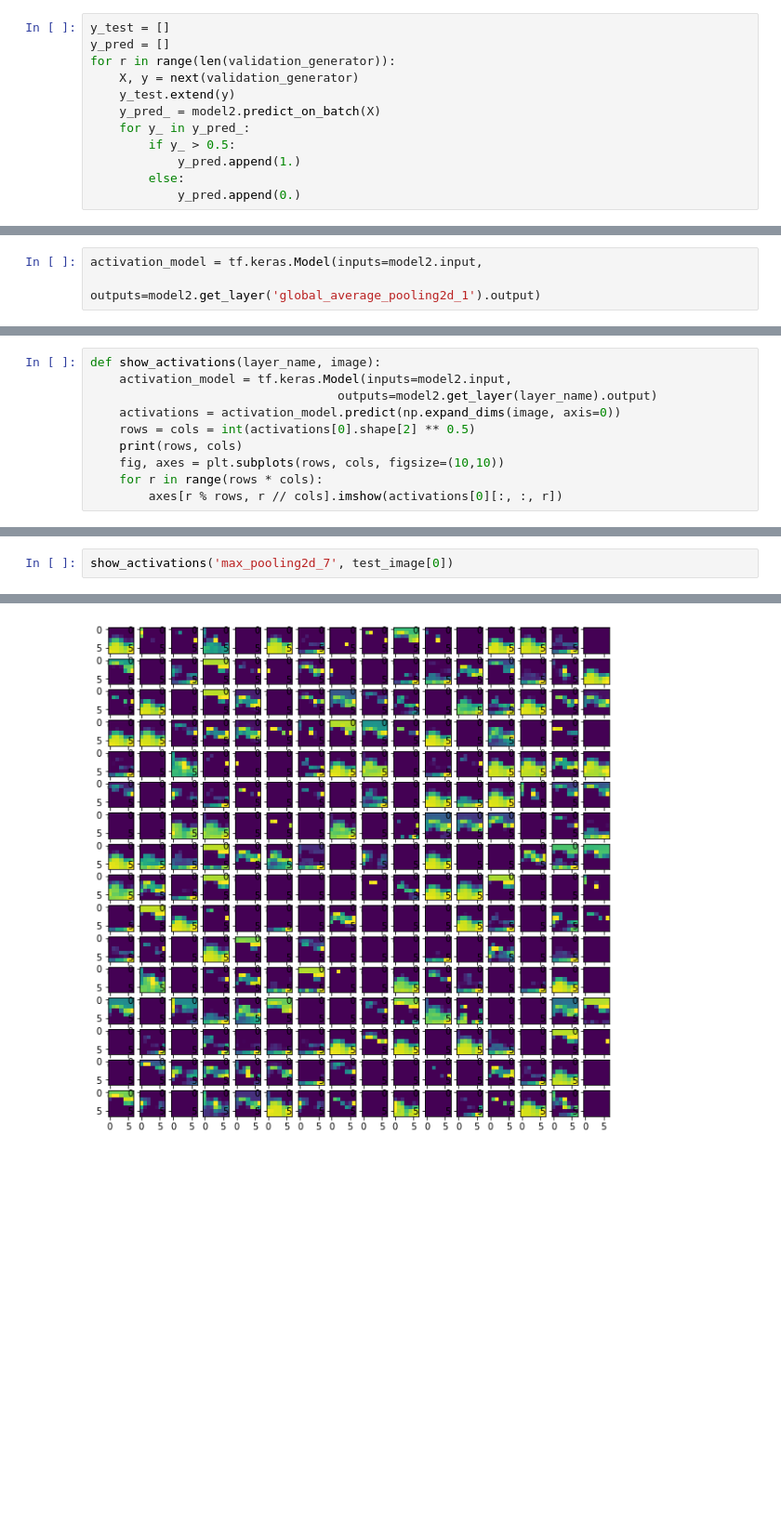
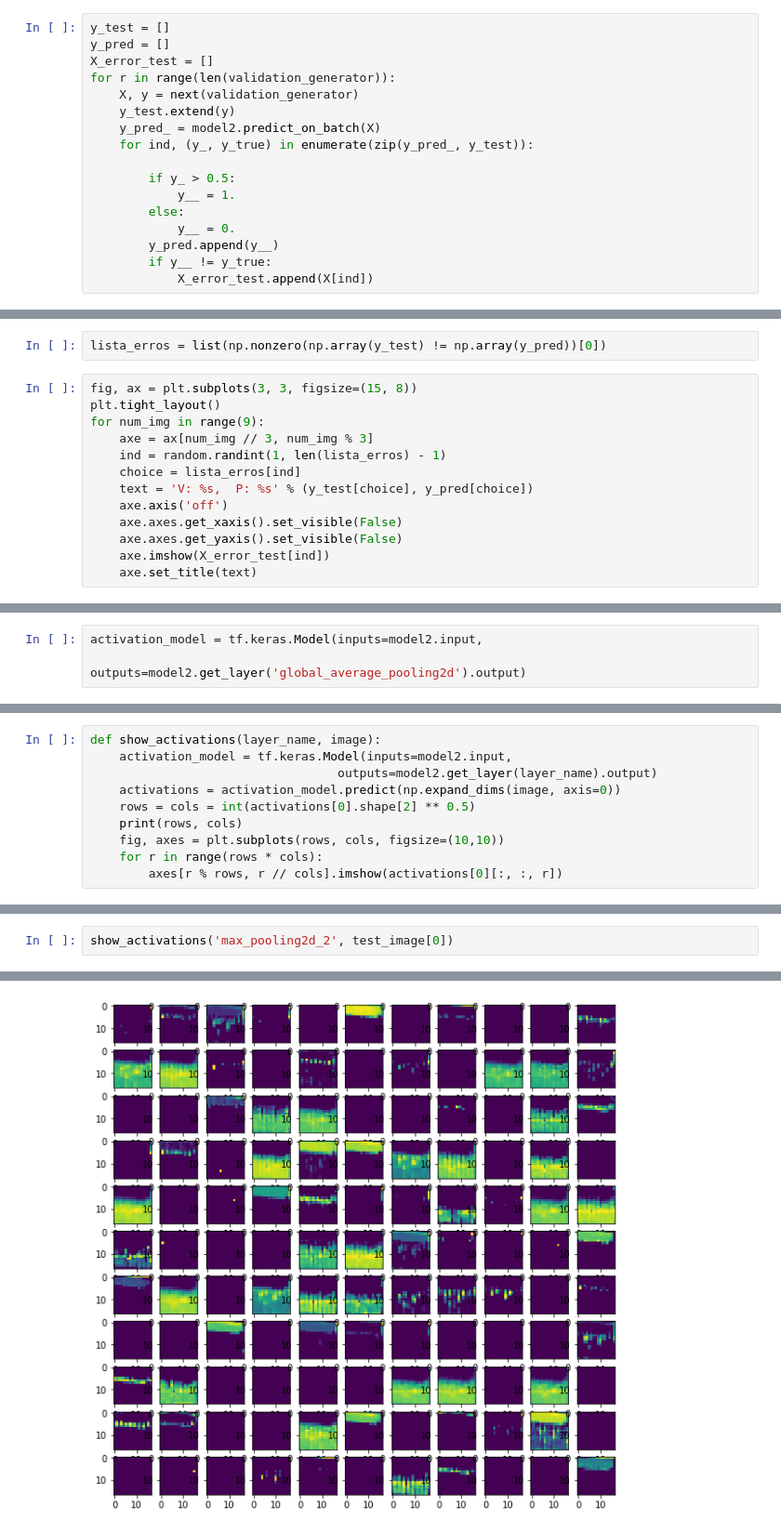
Before and after one commit to IvanBrasilico/model_ajna_1, a Jupyter notebook: notebooks/01-Baseline-redesimples-vazio.ipynb, the cells around one changed output, grey strips where cells are left out. Shown at 93% size. Cells and saved outputs as stored; diff of their text form; blank space fills up the shorter version.

```diff
--- a/notebooks/01-Baseline-redesimples-vazio.ipynb
+++ b/notebooks/01-Baseline-redesimples-vazio.ipynb
@@ -362,15 +366,20 @@ plt.figure()
 # %%
 y_test = []
 y_pred = []
+X_error_test = []
 for r in range(len(validation_generator)):
     X, y = next(validation_generator)
     y_test.extend(y)
     y_pred_ = model2.predict_on_batch(X)
-    for y_ in y_pred_:
+    for ind, (y_, y_true) in enumerate(zip(y_pred_, y_test)):
+
         if y_ > 0.5:
-            y_pred.append(1.)
+            y__ = 1.
         else:
-            y_pred.append(0.)
+            y__ = 0.
+        y_pred.append(y__)
+        if y__ != y_true:
+            X_error_test.append(X[ind])
 # %%
 print(len(y_test))
 # %% [output]
@@ -386,0 +413,15 @@ array([[ 987,   13],
+# %%
+lista_erros = list(np.nonzero(np.array(y_test) != np.array(y_pred))[0])
+# %%
+fig, ax = plt.subplots(3, 3, figsize=(15, 8))
+plt.tight_layout()
+for num_img in range(9):
+    axe = ax[num_img // 3, num_img % 3]
+    ind = random.randint(1, len(lista_erros) - 1)
+    choice = lista_erros[ind]
+    text = 'V: %s,  P: %s' % (y_test[choice], y_pred[choice])
+    axe.axis('off')
+    axe.axes.get_xaxis().set_visible(False)
+    axe.axes.get_yaxis().set_visible(False)
+    axe.imshow(X_error_test[ind])
+    axe.set_title(text)
@@ -446,6 +477,6 @@ plt.imshow(X_error[3])
 # %%
 activation_model = tf.keras.Model(inputs=model2.input,
-                                  outputs=model2.get_layer('global_average_pooling2d_1').output)
+                                  outputs=model2.get_layer('global_average_pooling2d').output)
 # %%
 test_image, _ = next(train_generator)
 activations = activation_model.predict(np.expand_dims(test_image[0], axis =0))
@@ -478,3 +509,3 @@ show_activations('max_pooling2d_5', test_image[0])
 # %%
-show_activations('max_pooling2d_7', test_image[0])
+show_activations('max_pooling2d_2', test_image[0])
 # %% [output]
@@ -482,2 +513,2 @@ show_activations('max_pooling2d_7', test_image[0])
-[figure, old version]
+[figure, new version]
 # %%
```
Also changed, not shown: parts of 43 cells of this notebook.
